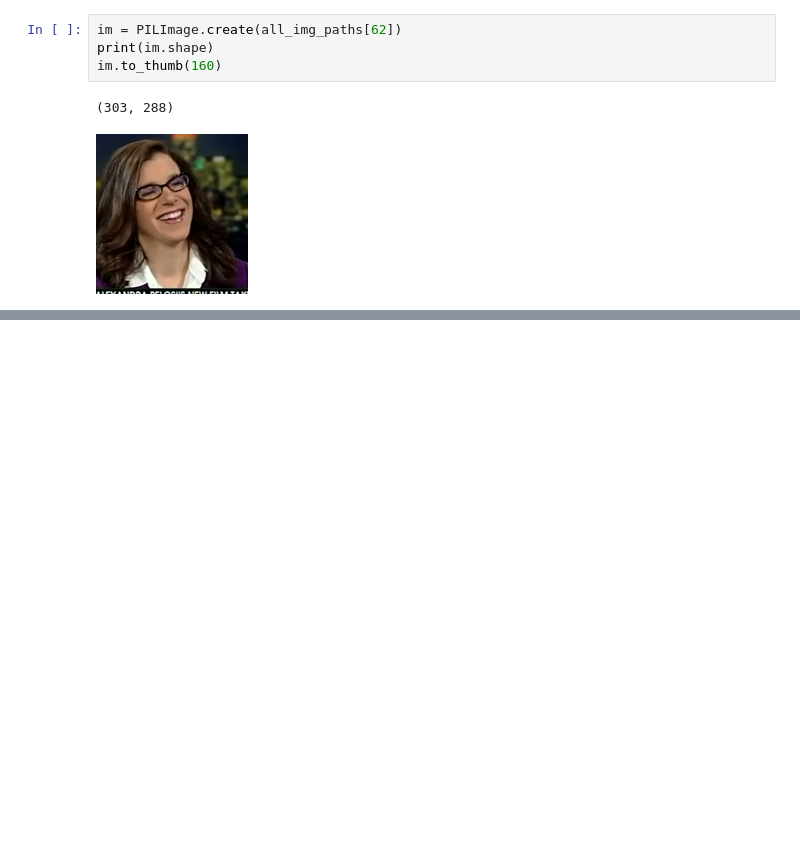
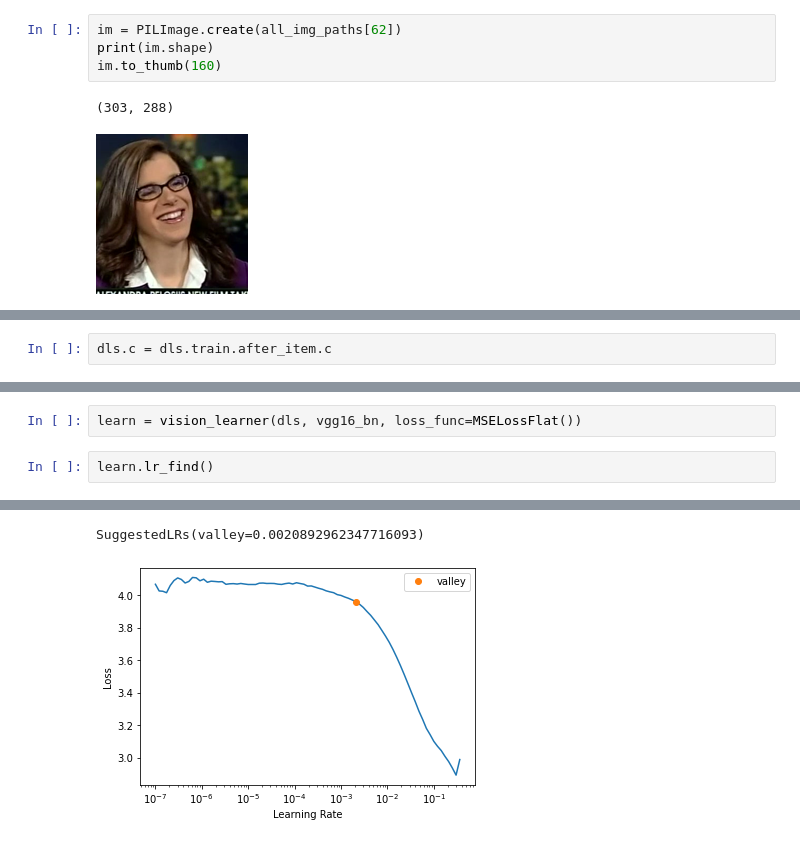
Before and after one commit to moaaztaha/Computer-Vision, a Jupyter notebook: Facial Keypoints Detection/Facial_Keypoints_Detection_04_FastAI.ipynb, the cells around one changed output, grey strips where cells are left out. Drawn from its saved outputs; the diff is of its cells as text; blank space fills up the shorter version.

```diff
--- a/Facial Keypoints Detection/Facial_Keypoints_Detection_04_FastAI.ipynb
+++ b/Facial Keypoints Detection/Facial_Keypoints_Detection_04_FastAI.ipynb
@@ -22,0 +62,2 @@ im.to_thumb(160)
+# %%
+dls.c = dls.train.after_item.c
@@ -22,0 +70,5 @@ im.to_thumb(160)
+# %%
+learn = vision_learner(dls, vgg16_bn, loss_func=MSELossFlat())
+# %%
+learn.lr_find()
+# %% [output]
@@ -22,0 +76,2 @@ im.to_thumb(160)
+SuggestedLRs(valley=0.0020892962347716093)
+[figure, added]
```
Also changed, not shown: parts of 17 cells of this notebook, 1 other file.
